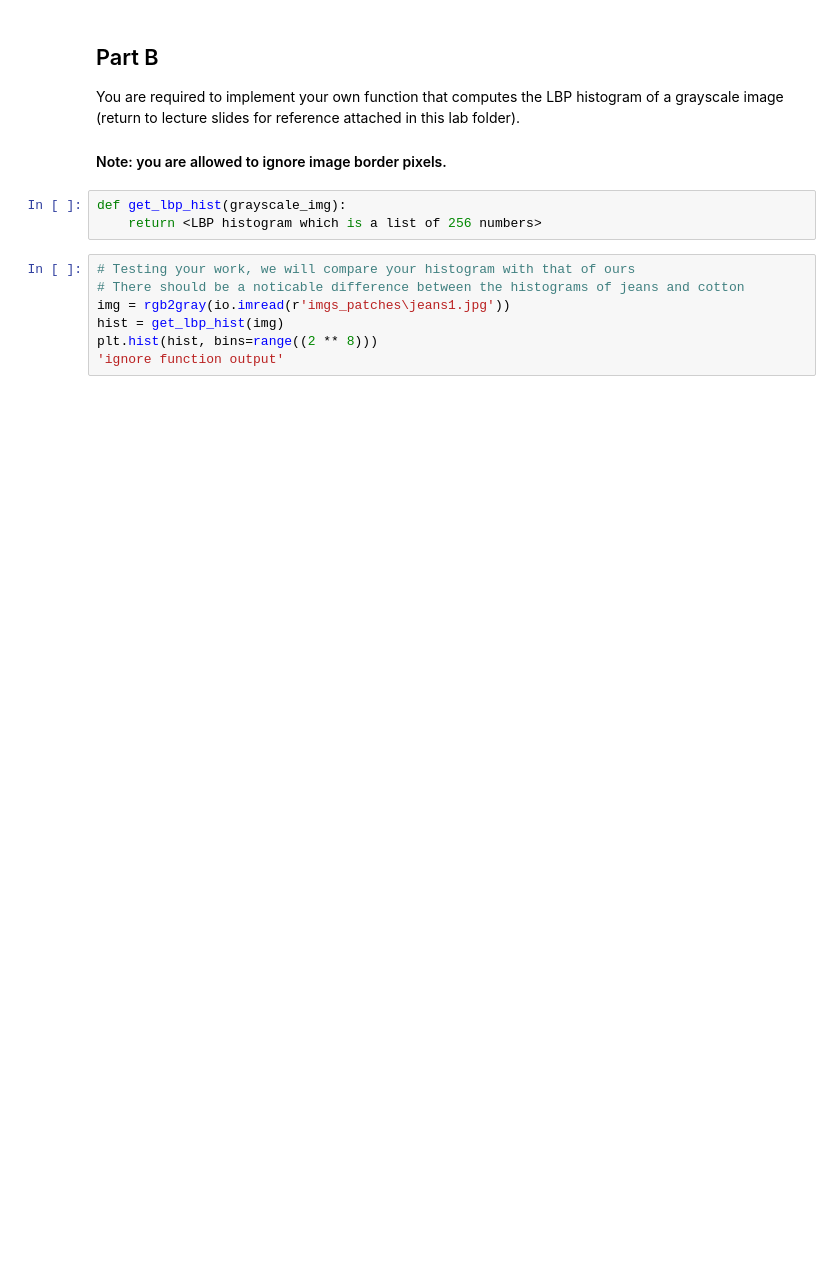
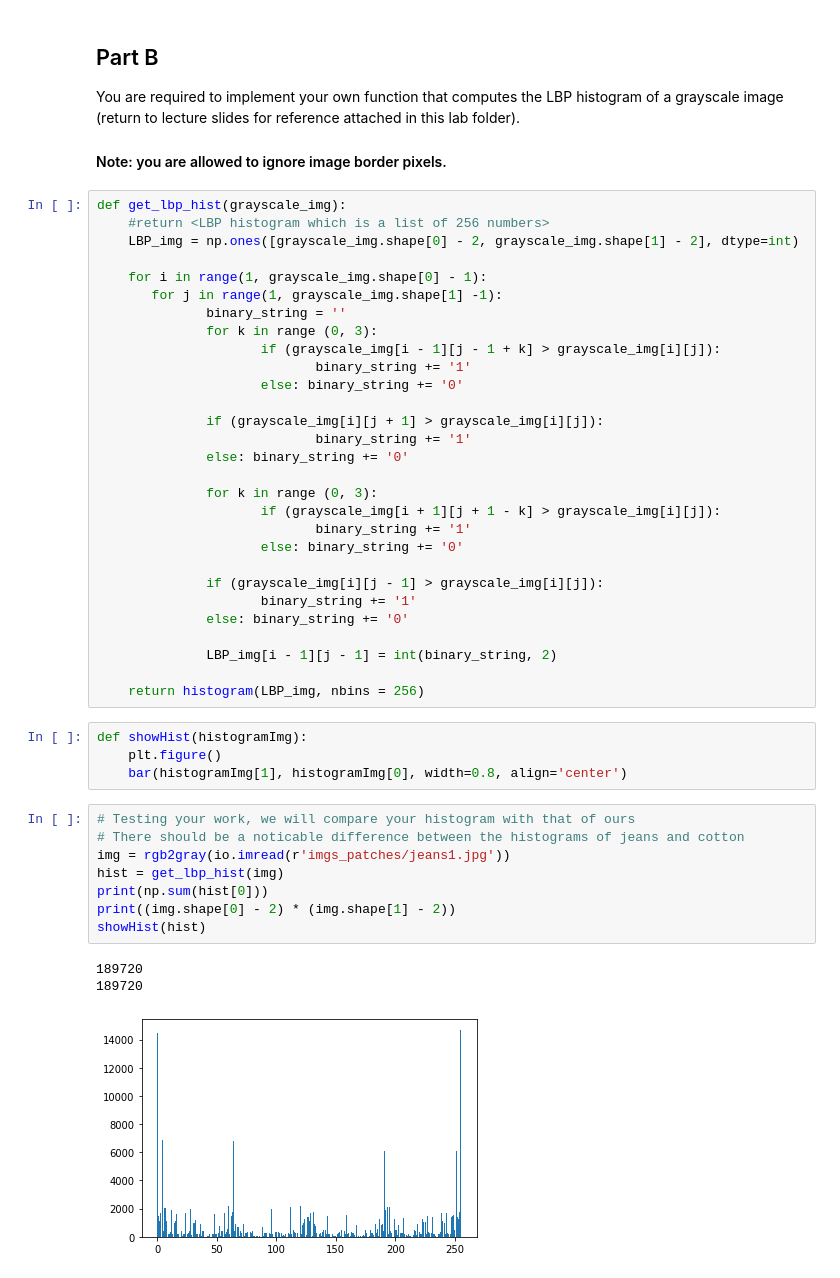
Before and after one commit to We2Am-BaSsem/IP-Labs, a Jupyter notebook: Lab_Texture_STD/lab_texture_STD.ipynb, the cells around one changed output. Saved outputs shown, nothing was run; the diff lists cells and outputs as text; blank space fills up the shorter version.

```diff
--- a/Lab_Texture_STD/lab_texture_STD.ipynb
+++ b/Lab_Texture_STD/lab_texture_STD.ipynb
@@ -138,16 +146,51 @@ io.imshow(segmented_image)
 You are required to implement your own function that computes the LBP histogram of a grayscale image (return to lecture slides for reference attached in this lab folder).
 
 #### Note: you are allowed to ignore image border pixels.
-# %%
-def get_lbp_hist(grayscale_img):
-    return <LBP histogram which is a list of 256 numbers>
+# %%
+def get_lbp_hist(grayscale_img):
+    #return <LBP histogram which is a list of 256 numbers>
+    LBP_img = np.ones([grayscale_img.shape[0] - 2, grayscale_img.shape[1] - 2], dtype=int)
+
+    for i in range(1, grayscale_img.shape[0] - 1):
+       for j in range(1, grayscale_img.shape[1] -1):
+              binary_string = ''
+              for k in range (0, 3):
+                     if (grayscale_img[i - 1][j - 1 + k] > grayscale_img[i][j]):
+                            binary_string += '1'
+                     else: binary_string += '0'
+
+              if (grayscale_img[i][j + 1] > grayscale_img[i][j]):
+                            binary_string += '1'
+              else: binary_string += '0'
+
+              for k in range (0, 3):
+                     if (grayscale_img[i + 1][j + 1 - k] > grayscale_img[i][j]):
+                            binary_string += '1'
+                     else: binary_string += '0'
+
+              if (grayscale_img[i][j - 1] > grayscale_img[i][j]):
+                     binary_string += '1'
+              else: binary_string += '0'
+
+              LBP_img[i - 1][j - 1] = int(binary_string, 2)
+
+    return histogram(LBP_img, nbins = 256)
+# %%
+def showHist(histogramImg):
+    plt.figure()
+    bar(histogramImg[1], histogramImg[0], width=0.8, align='center')
 # %%
 # Testing your work, we will compare your histogram with that of ours
 # There should be a noticable difference between the histograms of jeans and cotton
-img = rgb2gray(io.imread(r'imgs_patches\jeans1.jpg'))
+img = rgb2gray(io.imread(r'imgs_patches/jeans1.jpg'))
 hist = get_lbp_hist(img)
-plt.hist(hist, bins=range((2 ** 8)))
-'ignore function output'
+print(np.sum(hist[0]))
+print((img.shape[0] - 2) * (img.shape[1] - 2))
+showHist(hist)
+# %% [output]
+189720
+189720
+[figure, added]
 # %%
 # Testing your work, we will compare your histogram with that of ours
 # There should be a noticable difference between the histograms of jeans and cotton
```
Also changed, not shown: parts of 7 cells of this notebook.
